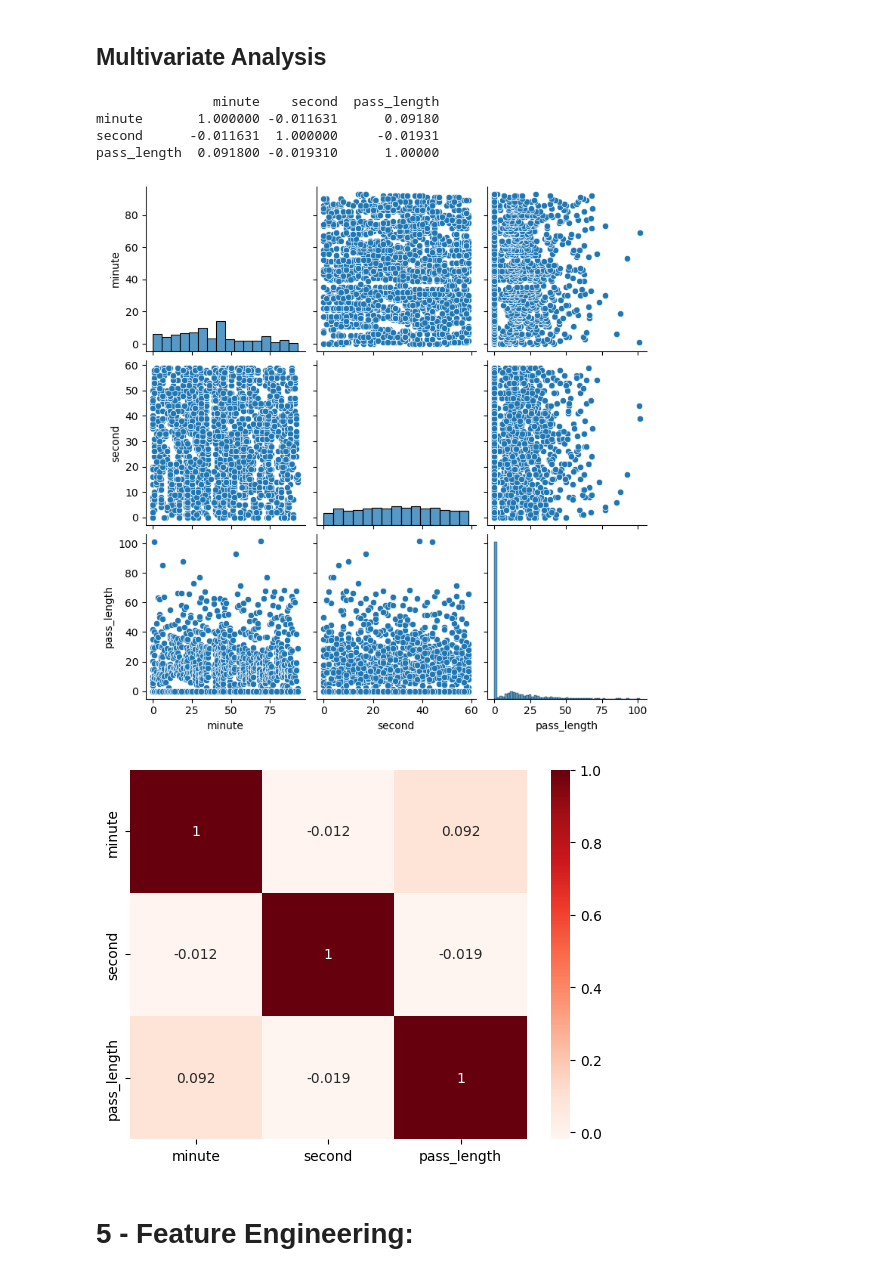
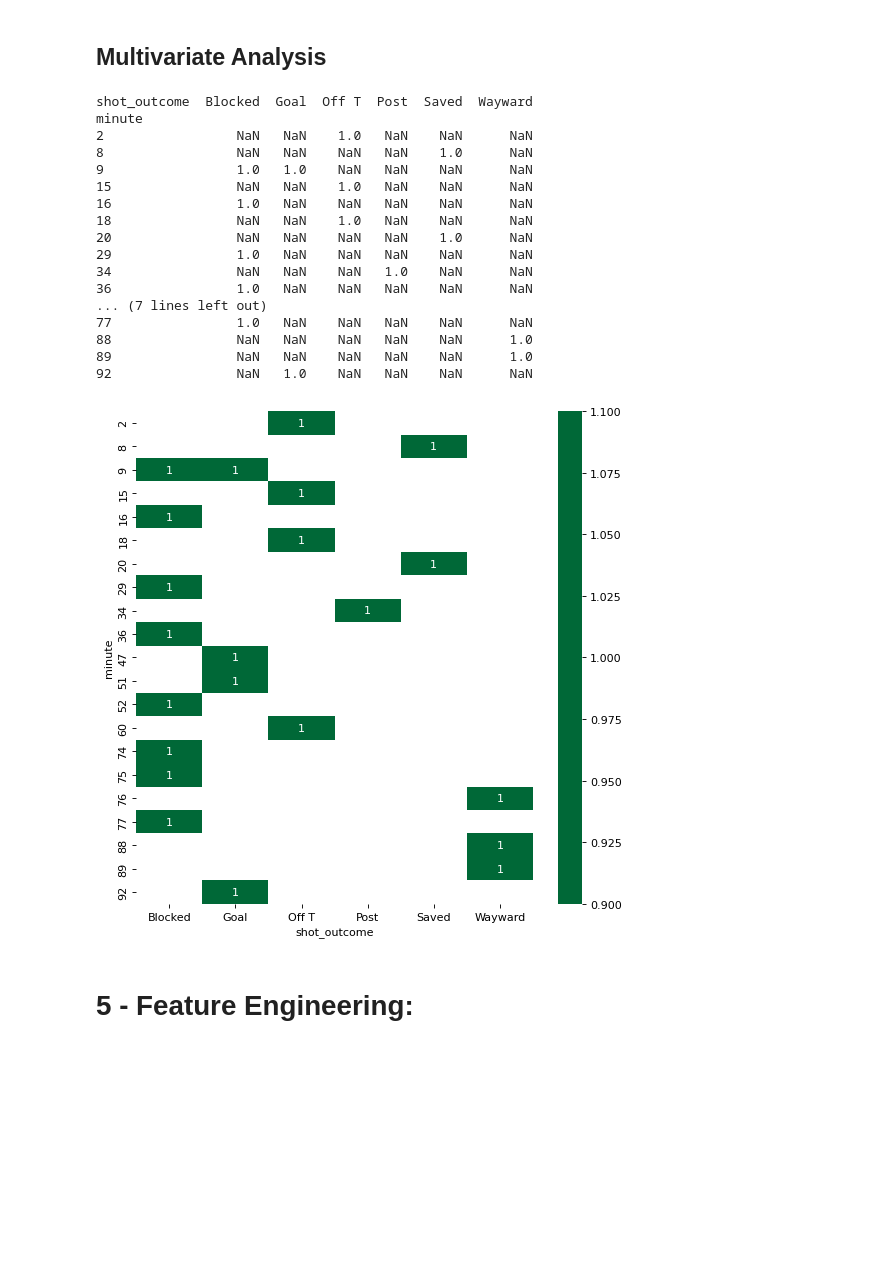
Before and after one commit to NojusMat/DataScience_CA2, a Jupyter notebook: NojusMatuseviciusDAProject.ipynb, the cells around one changed output. Drawn from its saved outputs; the diff is of its cells as text; code cells hidden in the pictures; blank space fills up the shorter version.

```diff
--- a/NojusMatuseviciusDAProject.ipynb
+++ b/NojusMatuseviciusDAProject.ipynb
@@ -1359,53 +1347,41 @@ x
 # %% [markdown]
 ## Multivariate Analysis
 # %%
-#________________________________________Regular shot / target /period +- 5 before the end of the half_______________________________________________________
-#9.Analyzing the probability of a player trying to take a regular shot on goal near the end of the first and second halves(+/- 5 minutes before the half ends
+#________________________________________Multivariate Analysis_______________________________________________________
 
 
-#10. 5.Investigating which team is more likely to fail a tackle in the first half compared to the second half
+#First, we’ll create a pivot table with the three columns and after that, we’ll create a heatmap.
+filtered_pass_outcome = data[(data['shot_outcome'] != 'N/A')]
 
+filtered_pass_outcome = pd.pivot_table(filtered_pass_outcome, index='minute', columns='shot_outcome',values='team', aggfunc='size')
+print(filtered_pass_outcome)
 
-
-#If we analyze data by taking there or more variables/columns into consideration from a dataset, it is known as Multivariate Analysis.
-#Let’s investigate how ‘Education’, ‘Marital’, and ‘Response_rate’ vary with each other.
-#First, we’ll create a pivot table with the three columns and after that, we’ll create a heatmap.
-
-#Pivot table automatically uses the mean value of the response_rate argument.
-####result = pd.pivot_table(data=data, index='education', columns='marital',values='response_rate')
-####print(result)
-
-#create heat map of education vs marital vs response_rate
-###figure(num=None, figsize=(8, 8), dpi=80, facecolor='w', edgecolor='k')
-###sns.heatmap(result, annot=True, cmap = 'RdYlGn', center=0.117)
-###plt.show()
+#create heat map of pass outcome vs minute vs team
+plt.figure(num=None, figsize=(8, 8), dpi=80, facecolor='w', edgecolor='k')
+sns.heatmap(filtered_pass_outcome, annot=True, cmap = 'RdYlGn', center=0.117)
+plt.show()
 
 #Based on the Heatmap we can infer that the married people with primary education are less likely to respond positively for the survey and single people with tertiary education are most likely to respond positively to the survey.
 #Similarly, we can plot the graphs for Job vs marital vs response, Education vs poutcome vs response, etc.
-
-
-
-#________________________________________Minute / second / pass length _______________________________________________________
-
-# Creating a matrix using period, minute, pass_length as rows and columns
-print(data[['minute','second','pass_length']].corr())
-
-sns.pairplot(data = data, vars=['minute','second','pass_length'])
-plt.show()
-
-
-#plot the correlation matrix of period, minute and pass_length in data dataframe.
-sns.heatmap(data[['minute','second','pass_length']].corr(), annot=True, cmap = 'Reds')
-plt.show()
-
-#________________________________________Minute / period / pass length _______________________________________________________
 # %% [output]
-               minute    second  pass_length
-minute       1.000000 -0.011631      0.09180
-second      -0.011631  1.000000     -0.01931
-pass_length  0.091800 -0.019310      1.00000
+shot_outcome  Blocked  Goal  Off T  Post  Saved  Wayward
+minute
+2                 NaN   NaN    1.0   NaN    NaN      NaN
+8                 NaN   NaN    NaN   NaN    1.0      NaN
+9                 1.0   1.0    NaN   NaN    NaN      NaN
+15                NaN   NaN    1.0   NaN    NaN      NaN
+16                1.0   NaN    NaN   NaN    NaN      NaN
+18                NaN   NaN    1.0   NaN    NaN      NaN
+20                NaN   NaN    NaN   NaN    1.0      NaN
+29                1.0   NaN    NaN   NaN    NaN      NaN
+34                NaN   NaN    NaN   1.0    NaN      NaN
+36                1.0   NaN    NaN   NaN    NaN      NaN
+... (7 lines left out)
+77                1.0   NaN    NaN   NaN    NaN      NaN
+88                NaN   NaN    NaN   NaN    NaN      1.0
+89                NaN   NaN    NaN   NaN    NaN      1.0
+92                NaN   1.0    NaN   NaN    NaN      NaN
-[figure, old version]
+[figure, new version]
-[figure, removed]
 # %% [markdown]
 # 5 - Feature Engineering:
 # %%
```
Also changed, not shown: parts of 20 cells of this notebook, 1 other file.
